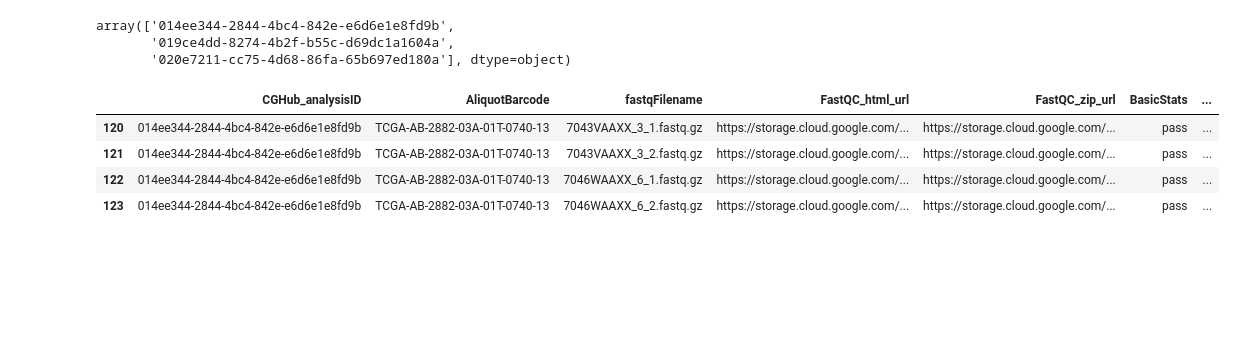
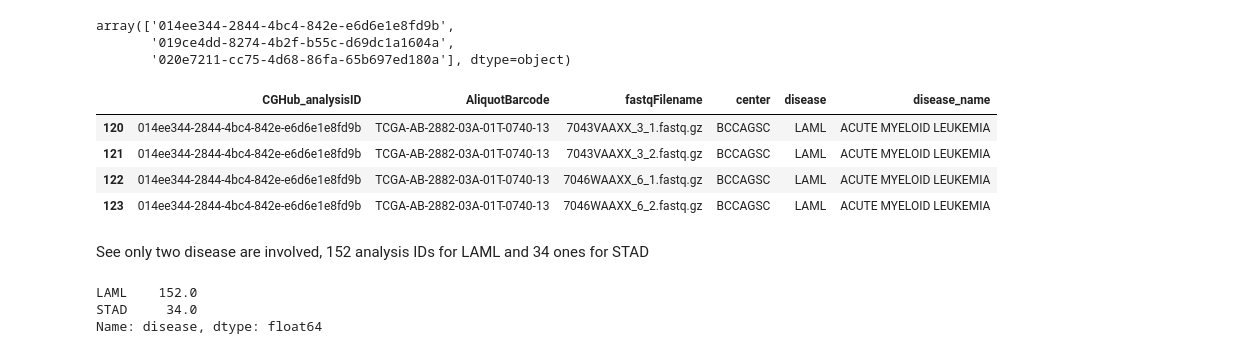
Before and after one commit to bcgsc/tasrkleat-TCGA-analysis-scripts, a Jupyter notebook: notebooks/TCGA-RNA-Seq-FASTA-read-length-analysis.ipynb, the cells around one changed output. Saved outputs shown, nothing was run; the diff lists cells and outputs as text; code cells hidden in the pictures; blank space fills up the shorter version.

```diff
--- a/notebooks/TCGA-RNA-Seq-FASTA-read-length-analysis.ipynb
+++ b/notebooks/TCGA-RNA-Seq-FASTA-read-length-analysis.ipynb
@@ -132,6 +132,6 @@ CGHub_analysisID
 eb28bd24-74a2-4c68-83d9-c0982c7688b4    6
 Name: study, dtype: int64
 # %%
-cols = ['CGHub_analysisID', 'AliquotBarcode', 'fastqFilename', 'center']
+cols = ['CGHub_analysisID', 'AliquotBarcode', 'fastqFilename', 'center', 'disease', 'disease_name']
 ndf[ndf.analysis_id == 'eb28bd24-74a2-4c68-83d9-c0982c7688b4'][cols]
 # %% [output]
@@ -160,10 +160,18 @@ array(['014ee344-2844-4bc4-842e-e6d6e1e8fd9b',
        '019ce4dd-8274-4b2f-b55c-d69dc1a1604a',
        '020e7211-cc75-4d68-86fa-65b697ed180a'], dtype=object)
 # %%
-ndf[ndf.CGHub_analysisID == '014ee344-2844-4bc4-842e-e6d6e1e8fd9b']
+n4_ndf[n4_ndf.CGHub_analysisID == '014ee344-2844-4bc4-842e-e6d6e1e8fd9b'][cols]
 # %% [output]
-|  | CGHub_analysisID | AliquotBarcode | fastqFilename | FastQC_html_url | FastQC_zip_url | BasicStats | ... |
-| 120 | 014ee344-2844-4bc4-842e-e6d6e1e8fd9b | TCGA-AB-2882-03A-01T-0740-13 | 7043VAAXX_3_1.fastq.gz | https://storage.cloud.google.com/... | https://storage.cloud.google.com/... | pass | ... |
-| 121 | 014ee344-2844-4bc4-842e-e6d6e1e8fd9b | TCGA-AB-2882-03A-01T-0740-13 | 7043VAAXX_3_2.fastq.gz | https://storage.cloud.google.com/... | https://storage.cloud.google.com/... | pass | ... |
-| 122 | 014ee344-2844-4bc4-842e-e6d6e1e8fd9b | TCGA-AB-2882-03A-01T-0740-13 | 7046WAAXX_6_1.fastq.gz | https://storage.cloud.google.com/... | https://storage.cloud.google.com/... | pass | ... |
-| 123 | 014ee344-2844-4bc4-842e-e6d6e1e8fd9b | TCGA-AB-2882-03A-01T-0740-13 | 7046WAAXX_6_2.fastq.gz | https://storage.cloud.google.com/... | https://storage.cloud.google.com/... | pass | ... |
+|  | CGHub_analysisID | AliquotBarcode | fastqFilename | center | disease | disease_name |
+| 120 | 014ee344-2844-4bc4-842e-e6d6e1e8fd9b | TCGA-AB-2882-03A-01T-0740-13 | 7043VAAXX_3_1.fastq.gz | BCCAGSC | LAML | ACUTE MYELOID LEUKEMIA |
+| 121 | 014ee344-2844-4bc4-842e-e6d6e1e8fd9b | TCGA-AB-2882-03A-01T-0740-13 | 7043VAAXX_3_2.fastq.gz | BCCAGSC | LAML | ACUTE MYELOID LEUKEMIA |
+| 122 | 014ee344-2844-4bc4-842e-e6d6e1e8fd9b | TCGA-AB-2882-03A-01T-0740-13 | 7046WAAXX_6_1.fastq.gz | BCCAGSC | LAML | ACUTE MYELOID LEUKEMIA |
+| 123 | 014ee344-2844-4bc4-842e-e6d6e1e8fd9b | TCGA-AB-2882-03A-01T-0740-13 | 7046WAAXX_6_2.fastq.gz | BCCAGSC | LAML | ACUTE MYELOID LEUKEMIA |
+# %% [markdown]
+See only two disease are involved, 152 analysis IDs for LAML and 34 ones for STAD
+# %%
+n4_ndf.disease.value_counts() / 4
+# %% [output]
+LAML    152.0
+STAD     34.0
+Name: disease, dtype: float64
```
Also changed, not shown: parts of 1 cell of this notebook.
